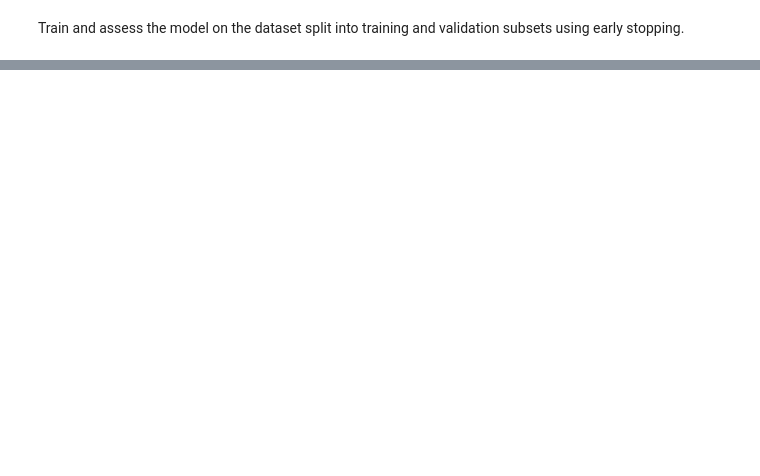
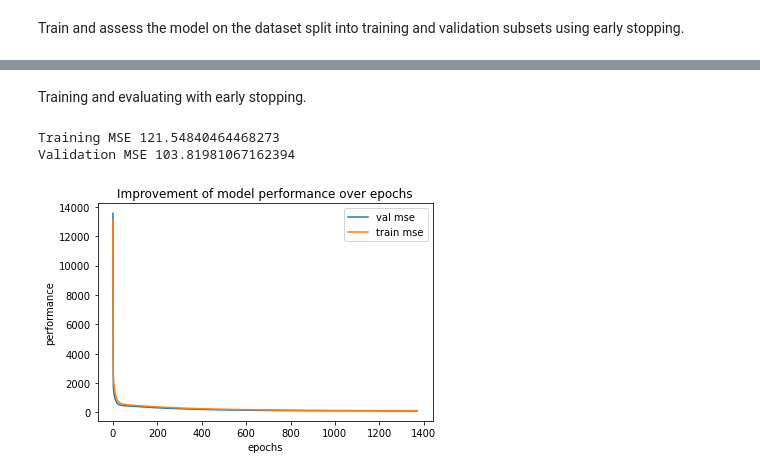
Before and after one commit to WelfLowe/ML4developers, a Jupyter notebook: 6_Neural_Networks.ipynb, the cells around one changed output, grey strips where cells are left out. Cells and saved outputs as stored; diff of their text form; code cells hidden in the pictures; blank space fills up the shorter version.

```diff
--- a/6_Neural_Networks.ipynb
+++ b/6_Neural_Networks.ipynb
@@ -206,0 +370,16 @@ Validation accuracy 1.0
+# %% [markdown]
+Training and evaluating with early stopping.
+# %%
+# Split dataset into training and validation
+X_train, X_val, y_train, y_val = train_test_split(X, y, test_size=0.2, random_state=42)
+
+# Train with early stopping
+regressor = Regressor()
+regressor.train_early_stopping( X_train, y_train, X_val, y_val, learning_rate=1e-6, reg=0.1, early_stopping_rounds=10)
+print('Training MSE', regressor.eval(X_train, y_train))
+print('Validation MSE', regressor.eval(X_val, y_val))
+plot_history(regressor.history, ['val mse', 'train mse'])
+# %% [output]
+Training MSE 121.54840464468273
+Validation MSE 103.81981067162394
+[figure, added]
```
Also changed, not shown: parts of 19 cells of this notebook.
